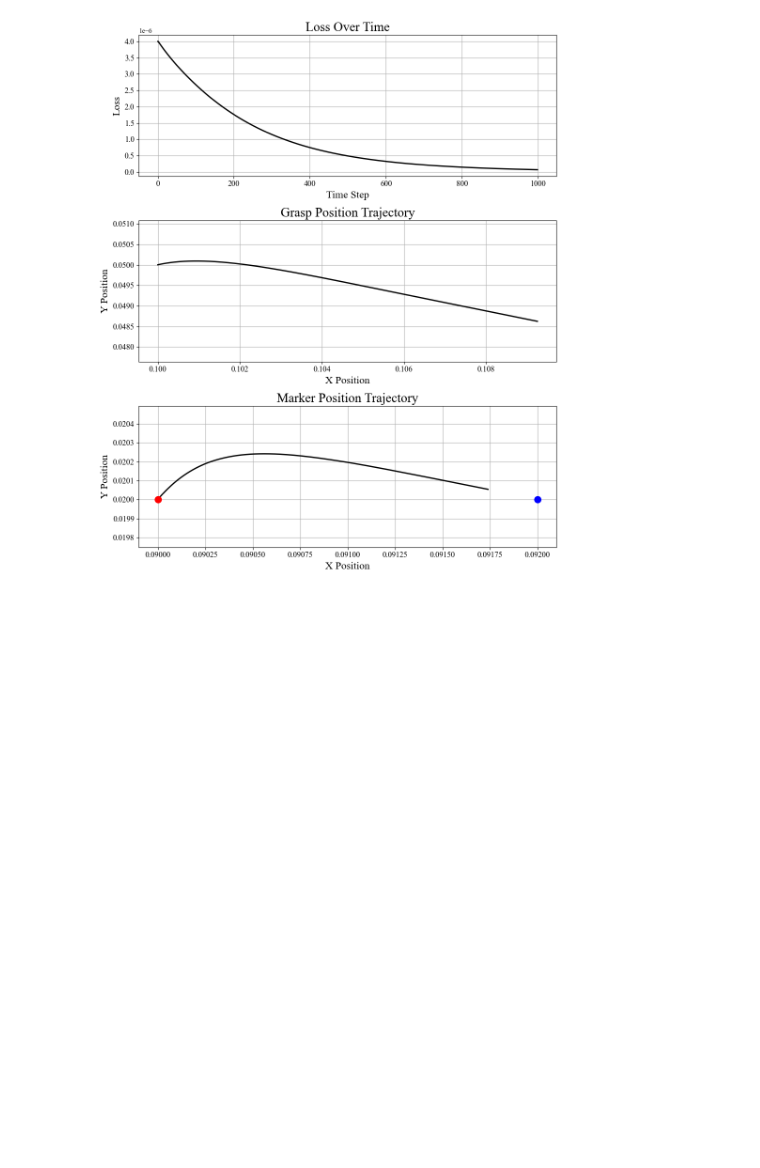
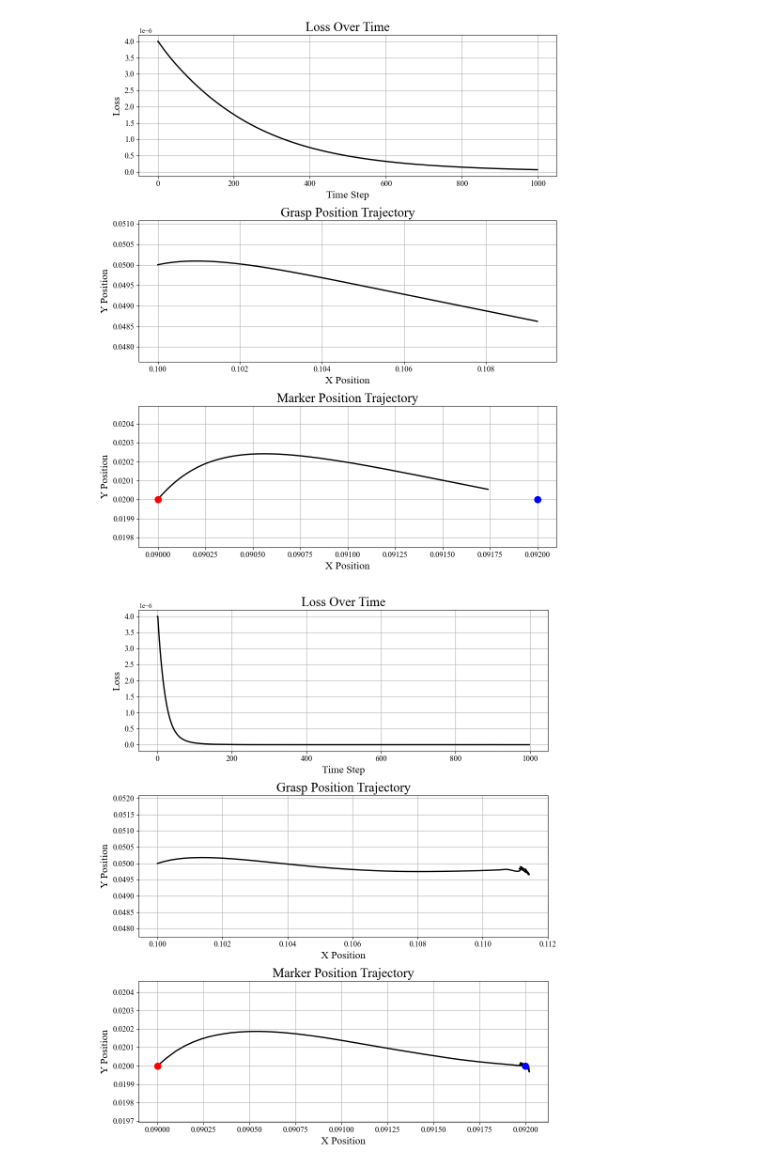
Before and after one commit to yang-si-hang/paper-2023, a Jupyter notebook: Test branch/SOFACode/20240307-SOFA control/20240307Plot.ipynb, the cells around one changed output. Saved outputs shown, nothing was run; the diff lists cells and outputs as text; code cells hidden in the pictures; blank space fills up the shorter version.

```diff
--- a/Test branch/SOFACode/20240307-SOFA control/20240307Plot.ipynb
+++ b/Test branch/SOFACode/20240307-SOFA control/20240307Plot.ipynb
@@ -109,3 +109,50 @@ plt.tight_layout()
 plt.show()
 # %% [output]
 [figure]
+# %%
+rcParams['font.family'] = 'serif'
+rcParams['font.serif'] = 'Times New Roman'
+
+n = 3
+loss = np.loadtxt(f'loss{n}.csv', delimiter=',')
+grasp_pos = np.loadtxt(f'grasp_pos{n}.csv', delimiter=',')
+marker_pos = np.loadtxt(f'marker_pos{n}.csv', delimiter=',')
+
+fig, axs = plt.subplots(3, 1, figsize=(10, 12), dpi=100)
+plt.rcParams['font.family'] = 'Times New Roman'  # 设置刻度标签的字体
+
+# Plot 1: Loss
+axs[0].plot(loss, color='black', linewidth=2)
+axs[0].set_title('Loss Over Time', fontsize=20, fontname='Times New Roman')
+axs[0].set_xlabel('Time Step', fontsize=16, fontname='Times New Roman')
+axs[0].set_ylabel('Loss', fontsize=16, fontname='Times New Roman')
+axs[0].tick_params(axis='both', which='major', labelsize=12)  # 设置刻度标签大小
+axs[0].grid(True)
+
+# Plot 2: Grasp Position
+axs[1].plot(grasp_pos[:, 0], -grasp_pos[:, 1], color='black', linewidth=2)
+axs[1].set_title('Grasp Position Trajectory', fontsize=20, fontname='Times New Roman')
+axs[1].set_xlabel('X Position', fontsize=16, fontname='Times New Roman')
+axs[1].set_ylabel('Y Position', fontsize=16, fontname='Times New Roman')
+axs[1].tick_params(axis='both', which='major', labelsize=12)  # 设置刻度标签大小
+axs[1].axis('equal')  # Setting equal aspect ratio
+axs[1].grid(True)
+
+# Plot 3: Marker Position
+axs[2].plot(marker_pos[:, 0], -marker_pos[:, 1], color='black', linewidth=2)
+axs[2].plot(0.09, 0.02, marker='o', markersize=10, color="red")
+axs[2].plot(0.09+0.002, 0.02, marker='o', markersize=10, color="blue")
+axs[2].set_title('Marker Position Trajectory', fontsize=20, fontname='Times New Roman')
+axs[2].set_xlabel('X Position', fontsize=16, fontname='Times New Roman')
+axs[2].set_ylabel('Y Position', fontsize=16, fontname='Times New Roman')
+axs[2].tick_params(axis='both', which='major', labelsize=12)  # 设置刻度标签大小
+axs[2].axis('equal')  # Setting equal aspect ratio
+axs[2].grid(True)
+
+# Adjust layout
+plt.tight_layout()
+
+# Show the plot
+plt.show()
+# %% [output]
+[figure, added]
```
Also changed, not shown: 2 other files.
